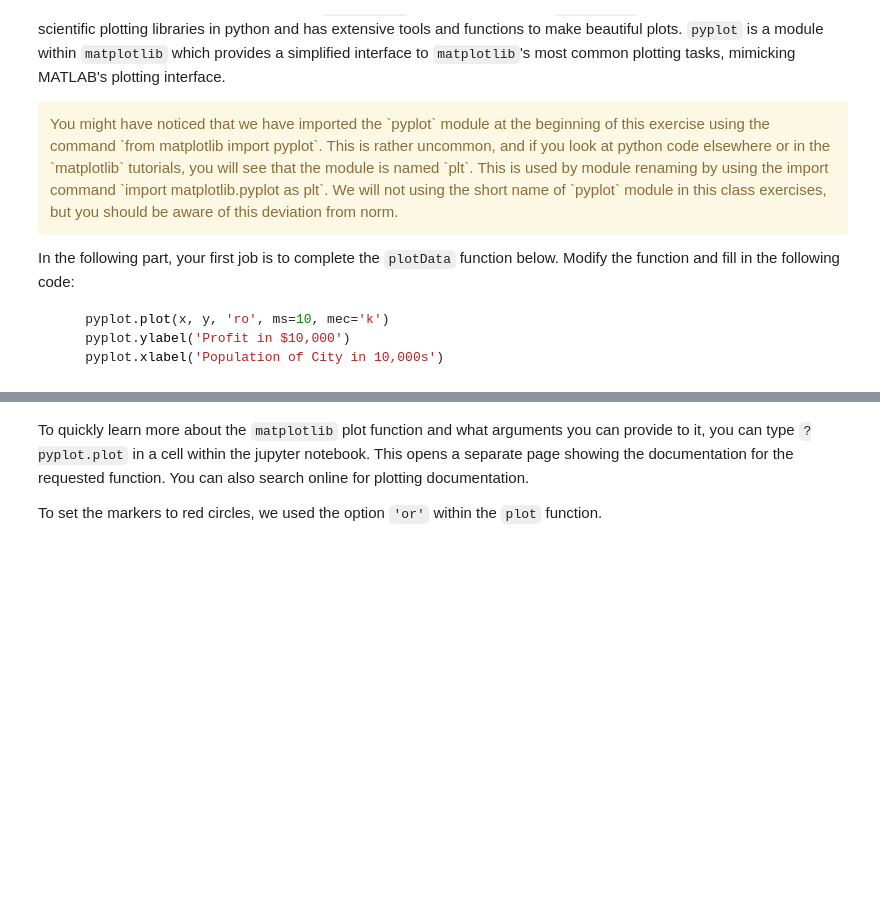
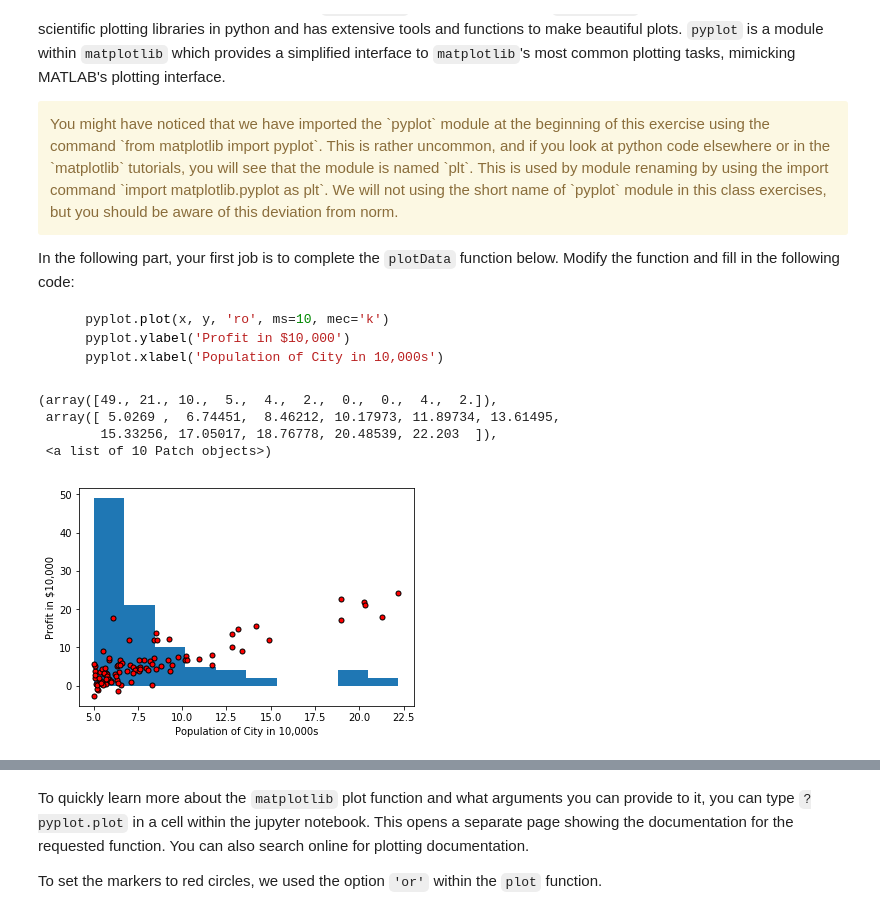
Before and after one commit to Dannynis/DL-ML-DSP, a Jupyter notebook: ml-coursera-python-assignments-master/Exercise1/exercise1.ipynb, the cells around one changed output, grey strips where cells are left out. Saved outputs shown, nothing was run; the diff lists cells and outputs as text; code cells hidden in the pictures; blank space fills up the shorter version.

```diff
--- a/ml-coursera-python-assignments-master/Exercise1/exercise1.ipynb
+++ b/ml-coursera-python-assignments-master/Exercise1/exercise1.ipynb
@@ -210,4 +212,16 @@ def plotData(x, y):
     # =============================================================
+# %%
+    pyplot.plot(X, y, 'ro', ms=5, mec='k')
+    pyplot.ylabel('Profit in $10,000')
+    pyplot.xlabel('Population of City in 10,000s')
+
+    pyplot.hist(X)
+# %% [output]
+(array([49., 21., 10.,  5.,  4.,  2.,  0.,  0.,  4.,  2.]),
+ array([ 5.0269 ,  6.74451,  8.46212, 10.17973, 11.89734, 13.61495,
+        15.33256, 17.05017, 18.76778, 20.48539, 22.203  ]),
+ <a list of 10 Patch objects>)
+[figure, added]
 # %% [markdown]
 Now run the defined function with the loaded data to visualize the data. The end result should look like the following figure:
 
```
Also changed, not shown: parts of 3 cells of this notebook, 22 other files.
